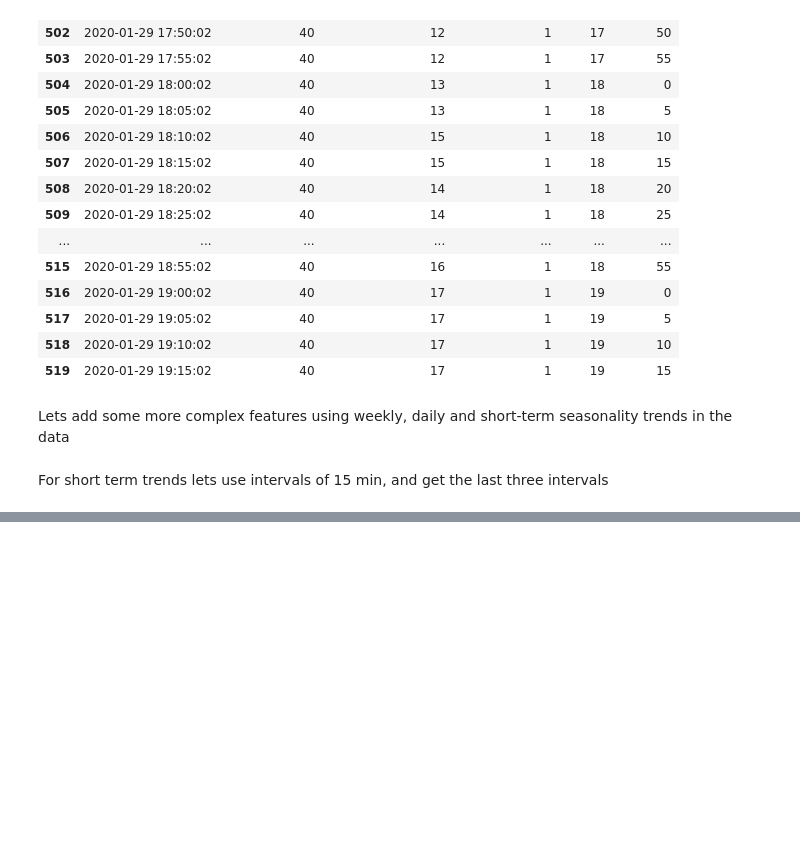
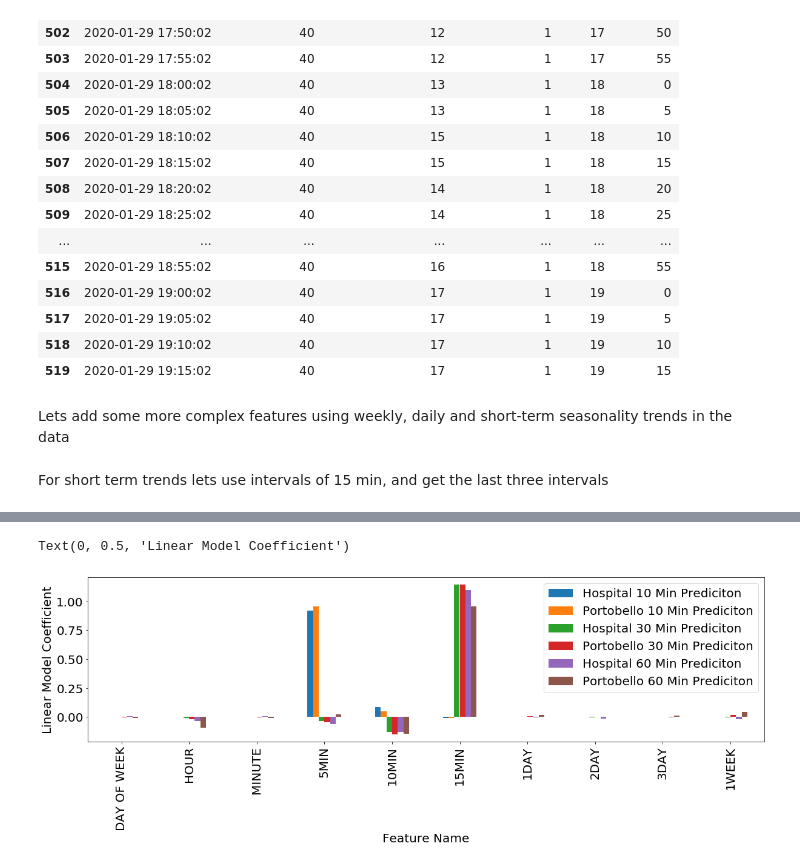
Before and after one commit to cormac-doyle/Final-Assignment-Machine-Learning, a Jupyter notebook: feature_engineering.ipynb, the cells around one changed output, grey strips where cells are left out. Saved outputs shown, nothing was run; the diff lists cells and outputs as text; code cells hidden in the pictures; blank space fills up the shorter version.

```diff
--- a/feature_engineering.ipynb
+++ b/feature_engineering.ipynb
@@ -76,0 +99,14 @@ df_portobello=get_trend_features(df_portobello, prediction_time)
+# %%
+def get_X_and_y(df:map):
+    X={}
+    y={}
+    y["10MIN"]=df["10MIN"]["AVAILABLE BIKES"]
+    X["10MIN"] = df["10MIN"].drop(axis=1,columns=["BIKE STANDS","AVAILABLE BIKES"])
+    y["30MIN"]=df["30MIN"]["AVAILABLE BIKES"]
+    X["30MIN"] = df["30MIN"].drop(axis=1,columns=["BIKE STANDS","AVAILABLE BIKES"])
+    y["60MIN"]=df["60MIN"]["AVAILABLE BIKES"]
+    X["60MIN"] = df["60MIN"].drop(axis=1,columns=["BIKE STANDS","AVAILABLE BIKES"])
+    return X,y
+# %%
+X_portobello,y_portobello=get_X_and_y(df_portobello_map)
+X_hospital,y_hospital=get_X_and_y(df_hospital_map)
@@ -76,0 +128,7 @@ df_portobello=get_trend_features(df_portobello, prediction_time)
+# %%
+ridge_model_portobello = {}
+ridge_model_hospital = {}
+
+for key in X_portobello.keys():
+    ridge_model_portobello[key]=Ridge().fit(X_portobello[key],y_portobello[key])
+    ridge_model_hospital[key]=Ridge().fit(X_hospital[key],y_hospital[key])
@@ -76,0 +139,12 @@ df_portobello=get_trend_features(df_portobello, prediction_time)
+# %%
+df=pd.DataFrame({"Feature Name":ridge_model_hospital["10MIN"].feature_names_in_,
+"Hospital 10 Min Prediciton":ridge_model_hospital["10MIN"].coef_,
+"Portobello 10 Min Prediciton":ridge_model_portobello["10MIN"].coef_,
+"Hospital 30 Min Prediciton":ridge_model_hospital["30MIN"].coef_,
+"Portobello 30 Min Prediciton":ridge_model_portobello["30MIN"].coef_,
+"Hospital 60 Min Prediciton":ridge_model_hospital["60MIN"].coef_,
+"Portobello 60 Min Prediciton":ridge_model_portobello["60MIN"].coef_
+})
+df.set_index("Feature Name",inplace=True)
+
+df
@@ -76,0 +164,7 @@ df_portobello=get_trend_features(df_portobello, prediction_time)
+# %%
+plt.rc('font',size=20)
+df.plot.bar(figsize=(20,5))
+plt.ylabel("Ridge Regression Model Coefficient")
+# %% [output]
+Text(0, 0.5, 'Linear Model Coefficient')
+[figure, added]
```
Also changed, not shown: parts of 11 cells of this notebook, 1 other file.
